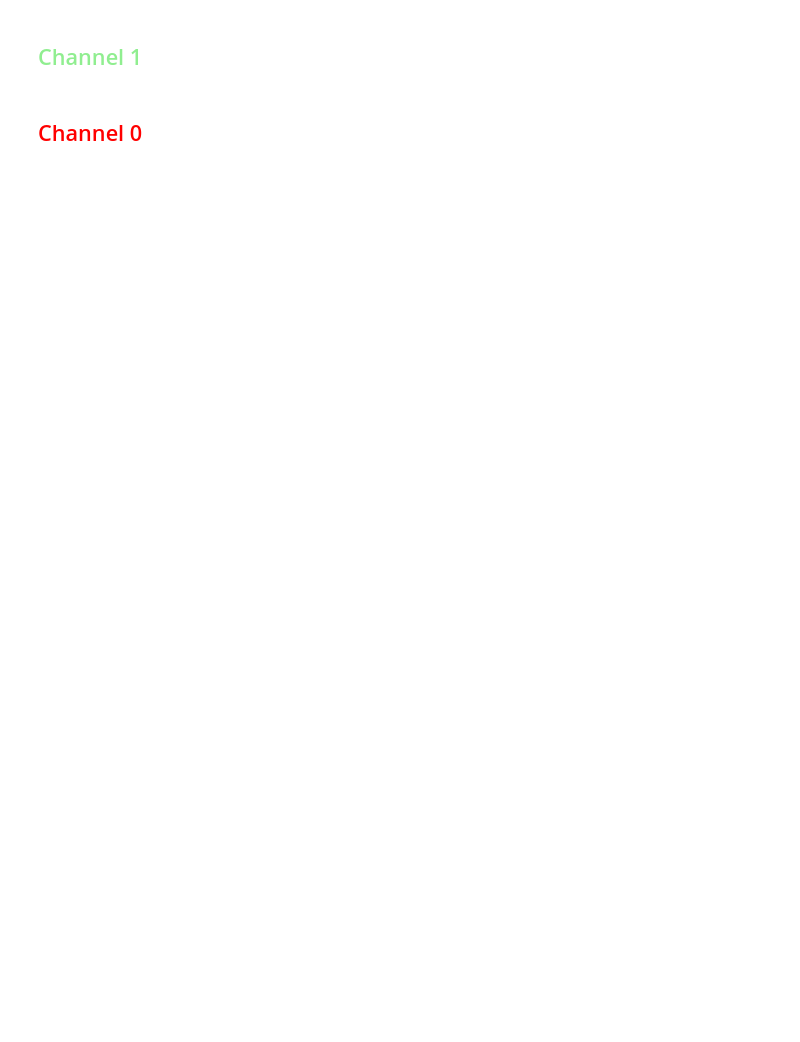
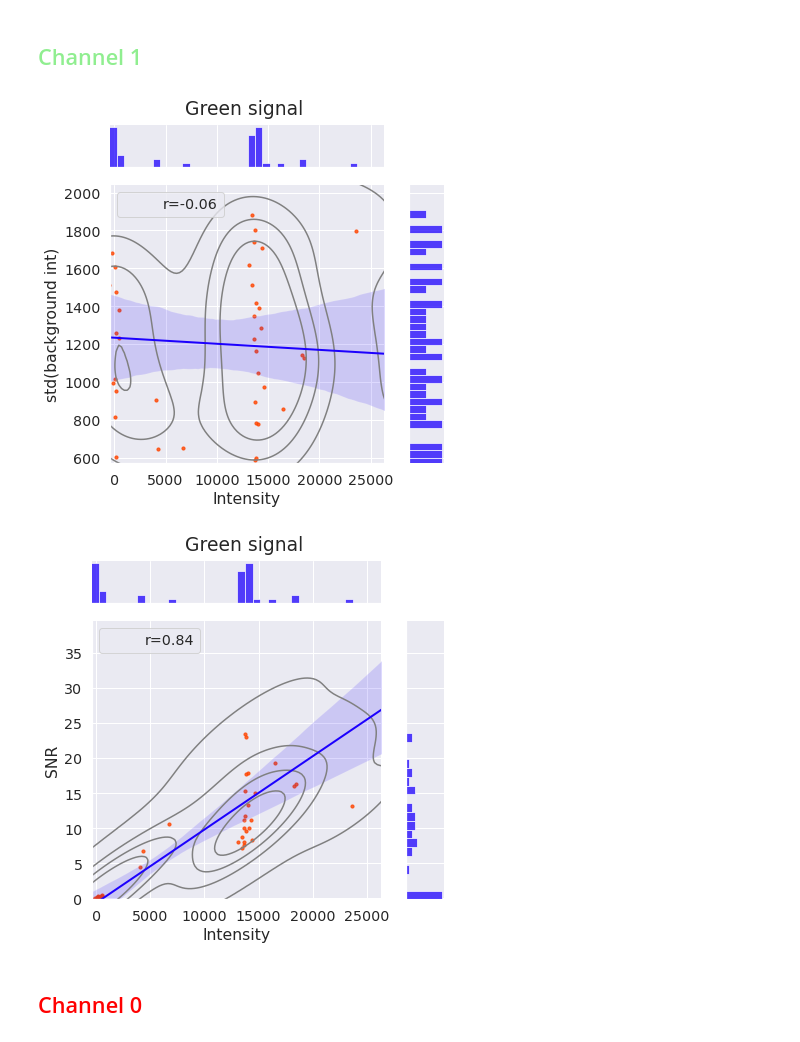
Before and after one commit to MunskyGroup/rsnaped, a Jupyter notebook: notebooks/Simulated_Cell/Integrated_simulations_Final.ipynb, the cells around one changed output. Saved outputs shown, nothing was run; the diff lists cells and outputs as text; code cells hidden in the pictures; blank space fills up the shorter version.

```diff
--- a/notebooks/Simulated_Cell/Integrated_simulations_Final.ipynb
+++ b/notebooks/Simulated_Cell/Integrated_simulations_Final.ipynb
@@ -58,6 +66,6 @@ show_plot = True  # Flag to show plots for the detection and tracking process.
 spot_size = 5 # spot size for the simulation and tracking.
 spot_sigma = 2
 elongation_rate = 20
-initiation_rate = 0.05
+initiation_rate = 0.01
 simulated_RNA_intensities_method = 'random'
 # %%
@@ -354,14 +429,17 @@ plot_scatter_spots_cell_size(int_red,int_green,plot_title='Green vs Red',selecte
 ## <span style="color:lightgreen">Channel 1</span>
 # %%
 # Scatter plots intensity comparing all channels # background_int_std_green #SNR_green
-background,_ =  extract_intensity_from_dataframe(dataframe_path=dataframe_path, number_images=number_images,selected_time=0,selected_field='background_int_std_green', remove_negative_values=False,remove_extreme_values=False)
-intensity,_ =  extract_intensity_from_dataframe(dataframe_path=dataframe_path, number_images=number_images,selected_time=0,selected_field='green_int_mean', remove_negative_values=False,remove_extreme_values=False)
+background,_ =  extract_intensity_from_dataframe(dataframe_path=dataframe_path,selected_time=0,selected_field='background_int_std_green', remove_negative_values=False,remove_extreme_values=False)
+intensity,_ =  extract_intensity_from_dataframe(dataframe_path=dataframe_path,selected_time=0,selected_field='green_int_mean', remove_negative_values=False,remove_extreme_values=False)
 plot_scatter_spots_cell_size(intensity,background,plot_title='Green signal',selected_color = '#1C00FE',ylabel='std(background int)',xlabel='Intensity')
 
 # Scatter plots intensity comparing all channels # background_int_std_green #SNR_green
-SNR,_ =  extract_intensity_from_dataframe(dataframe_path=dataframe_path, number_images=number_images,selected_time=0,selected_field='SNR_green', remove_negative_values=False,remove_extreme_values=False)
-intensity,_ =  extract_intensity_from_dataframe(dataframe_path=dataframe_path, number_images=number_images,selected_time=0,selected_field='green_int_mean', remove_negative_values=False,remove_extreme_values=False)
+SNR,_ =  extract_intensity_from_dataframe(dataframe_path=dataframe_path,selected_time=0,selected_field='SNR_green', remove_negative_values=False,remove_extreme_values=False)
+intensity,_ =  extract_intensity_from_dataframe(dataframe_path=dataframe_path,selected_time=0,selected_field='green_int_mean', remove_negative_values=False,remove_extreme_values=False)
 plot_scatter_spots_cell_size(intensity,SNR,plot_title='Green signal',selected_color = '#1C00FE',xlabel='Intensity',ylabel='SNR')
+# %% [output]
+[figure, added]
+[figure, added]
 # %% [markdown]
 ## <span style="color:red">Channel 0</span>
 # %%
```
Also changed, not shown: parts of 35 cells of this notebook, 3 other files.
